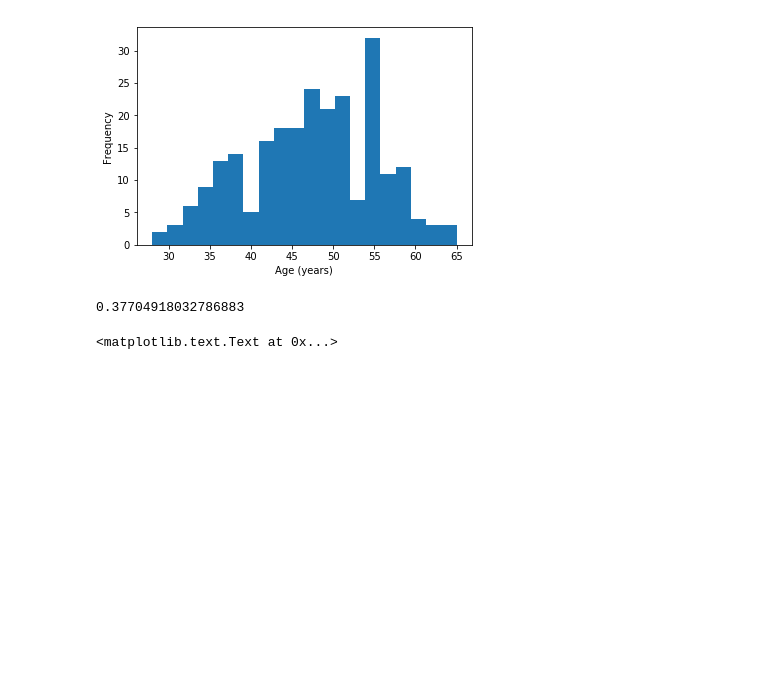
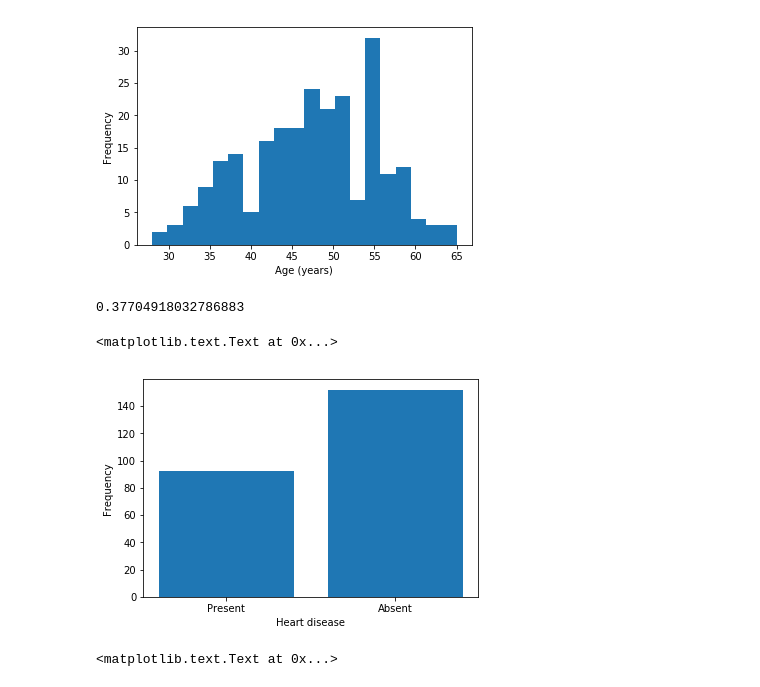
Before and after one commit to cptjackson/hungarian, a Jupyter notebook: Hungarian heart disease.ipynb, the cells around one changed output. Saved outputs shown, nothing was run; the diff lists cells and outputs as text; code cells hidden in the pictures; blank space fills up the shorter version.

```diff
--- a/Hungarian heart disease.ipynb
+++ b/Hungarian heart disease.ipynb
@@ -351,6 +351,15 @@ df2['num'] = df2['num'].replace([1.0, 2.0, 3.0, 4.0],[1.0, 1.0, 1.0, 1.0])
 df2['num'].sum()/df2['num'].count()
 # %% [output]
 0.37704918032786883
+# %%
+# Might as well graph it
+plt.bar([0,1],[df2['num'].sum(),len(df2['num'])-df2['num'].sum()])
+plt.xticks([0,1], ('Present', 'Absent'))
+plt.xlabel('Heart disease')
+plt.ylabel('Frequency')
+# %% [output]
+<matplotlib.text.Text at 0x...>
+[figure, added]
 # %%
 # Sex: 1 = male, 0 = female. Over twice as many men (178) than women (66).
 plt.bar([0,1],[df2['sex'].sum(),len(df2['sex'])-df2['sex'].sum()])
```
Also changed, not shown: parts of 11 cells of this notebook.
